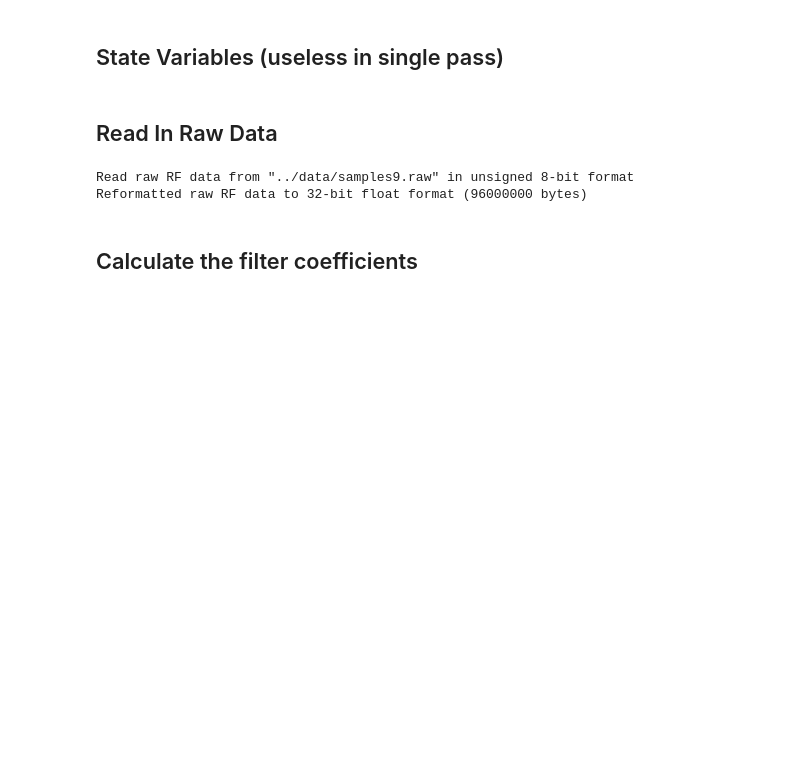
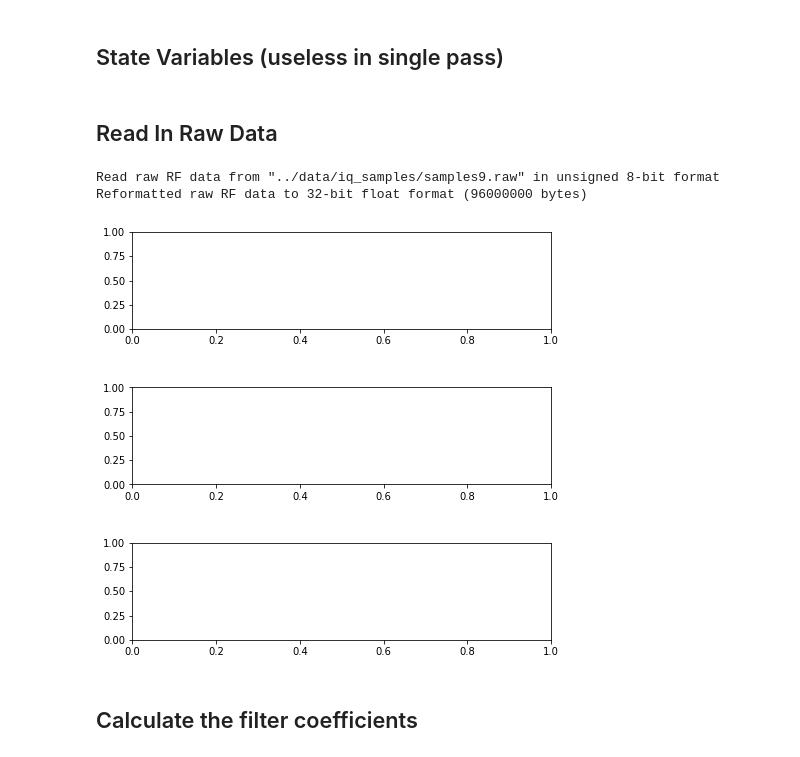
Before and after one commit to Why-Bee/3dy4-project, a Jupyter notebook: model/fmRdsBasic.ipynb, the cells around one changed output. Drawn from its saved outputs; the diff is of its cells as text; code cells hidden in the pictures; blank space fills up the shorter version.

```diff
--- a/model/fmRdsBasic.ipynb
+++ b/model/fmRdsBasic.ipynb
@@ -80,22 +81,24 @@ pll_state_lastNco_q =  1.0
 # %% [markdown]
 ## Read In Raw Data
 # %%
-in_fname = "../data/samples9.raw"
+in_fname = "../data/iq_samples/samples9.raw"
 
 raw_data = np.fromfile(in_fname, dtype='uint8')
 print("Read raw RF data from \"" + in_fname + "\" in unsigned 8-bit format")
 # IQ data is normalized between -1 and +1 in 32-bit float format
 iq_data = (np.float32(raw_data) - 128.0)/128.0
 print("Reformatted raw RF data to 32-bit float format (" + str(iq_data.size * iq_data.itemsize) + " bytes)")
 
-# set up the subfigures for plotting
-# subfig_height = np.array([0.8, 2, 1.6])
+#set up the subfigures for plotting
+
+# subfig_height = np.array([1, 1, 1])
 # plt.rc('figure', figsize=(7.5, 7.5))
 # fig, (ax0, ax1, ax2) = plt.subplots(nrows=3, gridspec_kw={'height_ratios': subfig_height})
 # fig.subplots_adjust(hspace = .6)
 # %% [output]
-Read raw RF data from "../data/samples9.raw" in unsigned 8-bit format
+Read raw RF data from "../data/iq_samples/samples9.raw" in unsigned 8-bit format
 Reformatted raw RF data to 32-bit float format (96000000 bytes)
+[figure, added]
 # %% [markdown]
 ## Calculate the filter coefficients
 # %%
```
Also changed, not shown: parts of 12 cells of this notebook, 1 other file.
